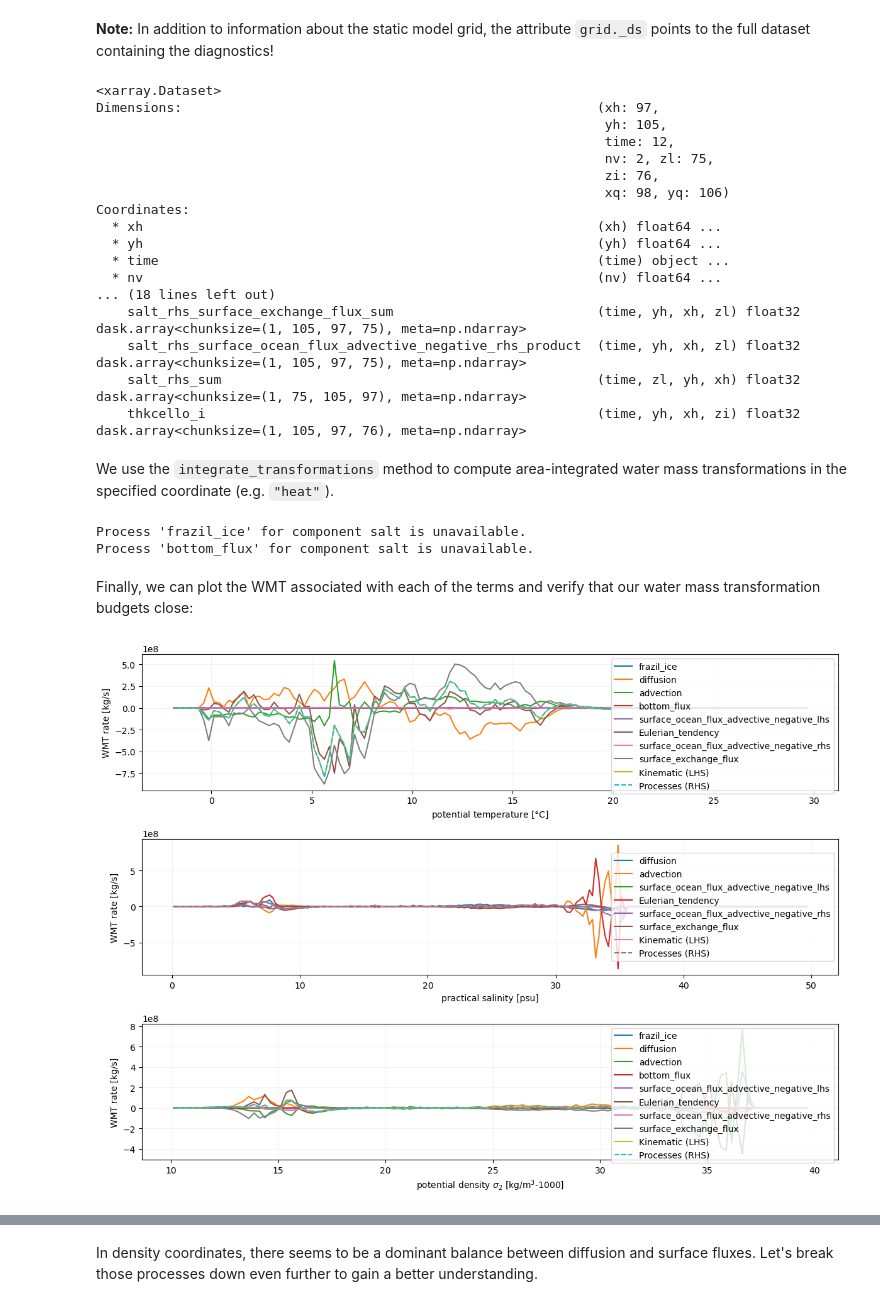
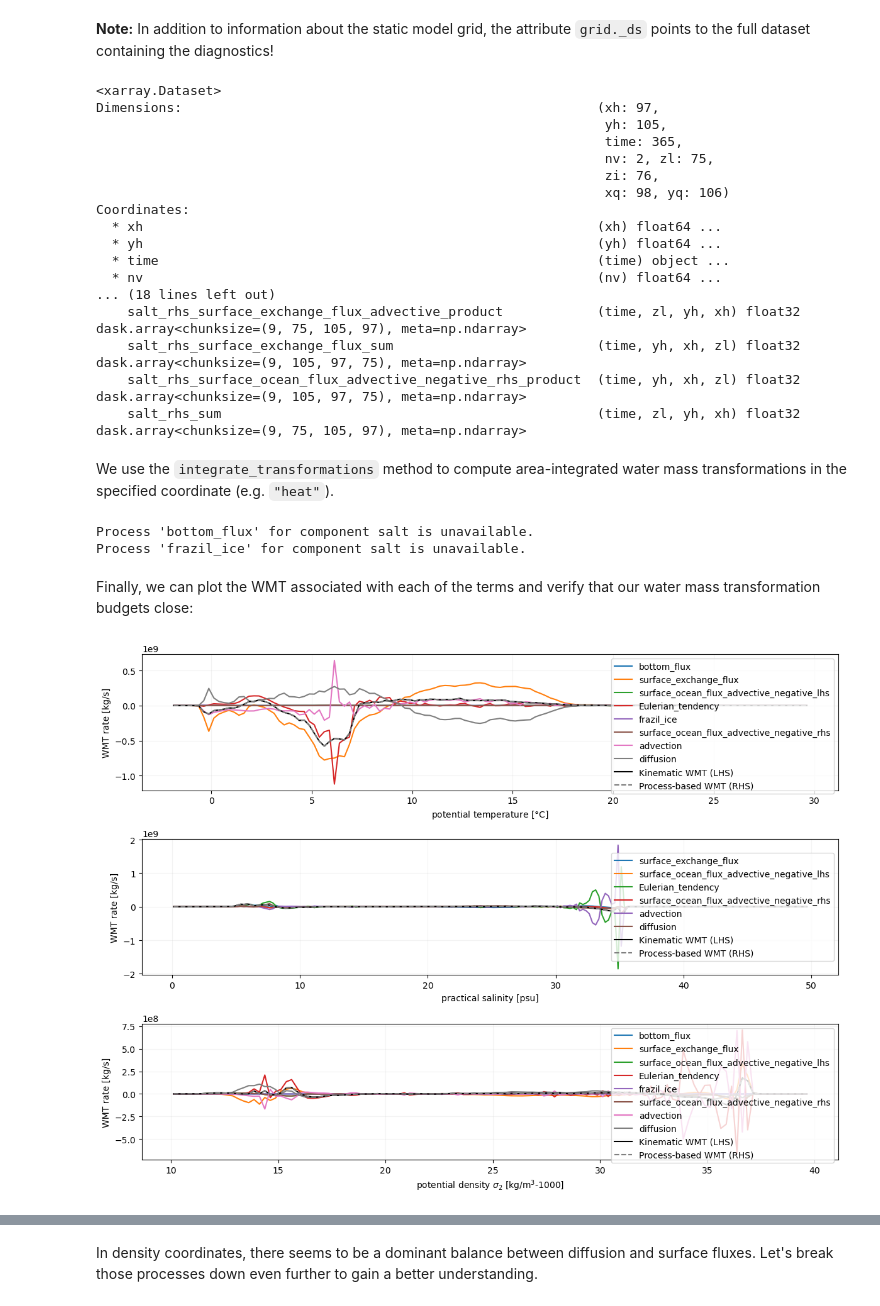
Before and after one commit to NOAA-GFDL/xwmt, a Jupyter notebook: examples/basic_xwmt_tutorial.ipynb, the cells around one changed output, grey strips where cells are left out. Cells and saved outputs as stored; diff of their text form; code cells hidden in the pictures.

```diff
--- a/examples/basic_xwmt_tutorial.ipynb
+++ b/examples/basic_xwmt_tutorial.ipynb
@@ -24,7 +27,7 @@ xwmt version 0.0.3
 ### Load grids and data
 # %%
 gridname = 'natv' # choose from ['zstr', 'natv', 'rho2']
-dt = 'monthly' # choose from ['monthly', 'daily', 'hourly']
+dt = 'daily' # choose from ['monthly', 'daily', 'hourly']
 
 # Load data on native grid
 sim = "wmt_incsurffluxes.natv_rho2_zstr.monthly_daily_hourly.13months"
@@ -149,7 +220,7 @@ grid._ds
 <xarray.Dataset>
 Dimensions:                                                     (xh: 97,
                                                                  yh: 105,
-                                                                 time: 12,
+                                                                 time: 365,
                                                                  nv: 2, zl: 75,
                                                                  zi: 76,
                                                                  xq: 98, yq: 106)
@@ -159,10 +230,10 @@ Coordinates:
   * time                                                        (time) object ...
   * nv                                                          (nv) float64 ...
 ... (18 lines left out)
-    salt_rhs_surface_exchange_flux_sum                          (time, yh, xh, zl) float32 dask.array<chunksize=(1, 105, 97, 75), meta=np.ndarray>
-    salt_rhs_surface_ocean_flux_advective_negative_rhs_product  (time, yh, xh, zl) float32 dask.array<chunksize=(1, 105, 97, 75), meta=np.ndarray>
-    salt_rhs_sum                                                (time, zl, yh, xh) float32 dask.array<chunksize=(1, 75, 105, 97), meta=np.ndarray>
-    thkcello_i                                                  (time, yh, xh, zi) float32 dask.array<chunksize=(1, 105, 97, 76), meta=np.ndarray>
+    salt_rhs_surface_exchange_flux_advective_product            (time, zl, yh, xh) float32 dask.array<chunksize=(9, 75, 105, 97), meta=np.ndarray>
+    salt_rhs_surface_exchange_flux_sum                          (time, yh, xh, zl) float32 dask.array<chunksize=(9, 105, 97, 75), meta=np.ndarray>
+    salt_rhs_surface_ocean_flux_advective_negative_rhs_product  (time, yh, xh, zl) float32 dask.array<chunksize=(9, 105, 97, 75), meta=np.ndarray>
+    salt_rhs_sum                                                (time, zl, yh, xh) float32 dask.array<chunksize=(9, 75, 105, 97), meta=np.ndarray>
 # %% [markdown]
 We use the `integrate_transformations` method to compute area-integrated water mass transformations in the specified coordinate (e.g. `"heat"`).
 # %%
@@ -186,26 +257,31 @@ with warnings.catch_warnings():
         bins=np.arange(10, 40, 0.25),
         **kwargs
     ).mean('time')
+
+Gs = [G_temperature, G_salinity, G_density]
 # %% [output]
+Process 'bottom_flux' for component salt is unavailable.
 Process 'frazil_ice' for component salt is unavailable.
-Process 'bottom_flux' for component salt is unavailable.
+# %%
+for G in Gs:
+    G.load()
 # %% [markdown]
 Finally, we can plot the WMT associated with each of the terms and verify that our water mass transformation budgets close:
 # %%
 long_names =  [r"potential temperature [$\degree$C]", r"practical salinity [psu]", r"potential density $\sigma_{2}$ [kg/m$^{3}$-1000]"]
 
 plt.figure(figsize=(12, 9))
-for i, (G, long_name) in enumerate(zip([G_temperature, G_salinity, G_density], long_names)):
+for i, (G, long_name) in enumerate(zip(Gs, long_names)):
     plt.subplot(3,1,i+1)
     for v in wmt.available_processes():
         if v not in G: continue
         G[v].plot(label=v)
-    G['kinematic_material_derivative'].plot(label="Kinematic (LHS)")
-    G['process_material_derivative'].plot(label="Processes (RHS)", ls="--")
+    G['kinematic_material_derivative'].plot(label="Kinematic WMT (LHS)", color="k")
+    G['process_material_derivative'].plot(label="Process-based WMT (RHS)", ls="--", color="grey")
     plt.legend()
     plt.ylabel("WMT rate [kg/s]")
     plt.xlabel(long_name)
     plt.grid(True, alpha=0.15)
 plt.tight_layout()
 # %% [output]
-[figure, old version]
+[figure, new version]
```
Also changed, not shown: parts of 26 cells of this notebook, 2 other files.
